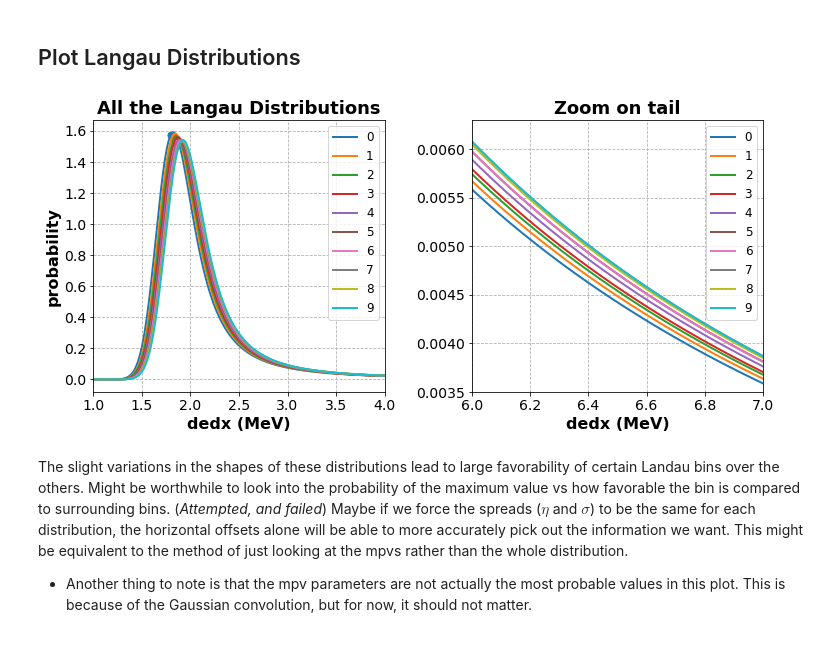
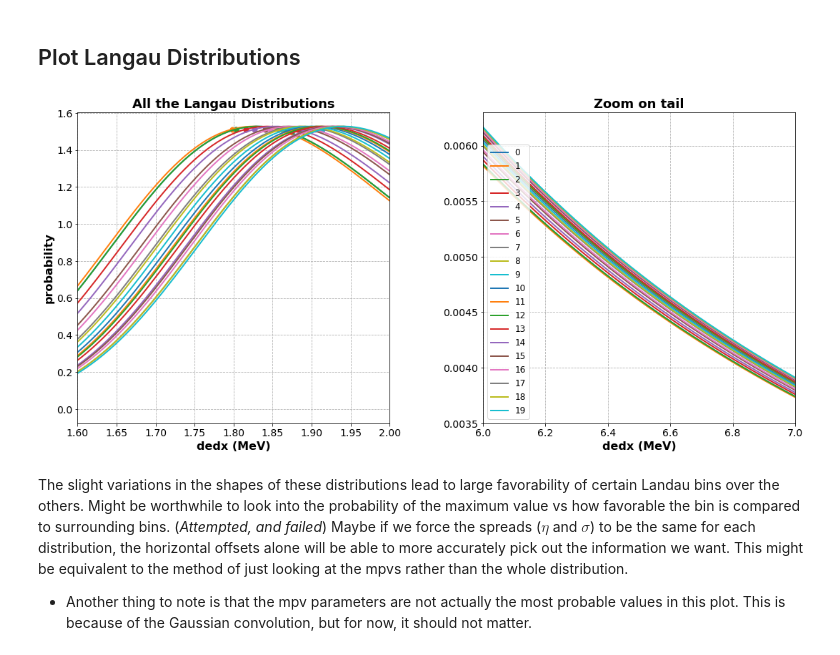
Before and after one commit to socrossley/Cosmic_Muon_CER, a Jupyter notebook: Test_Like.ipynb, the cells around one changed output. Saved outputs shown, nothing was run; the diff lists cells and outputs as text; code cells hidden in the pictures.

Commit message:
narrow low pitch fixed sig run ready

```diff
--- a/Test_Like.ipynb
+++ b/Test_Like.ipynb
@@ -166,7 +166,7 @@ plt.rcParams['axes.grid']=True
 [figure]
 [figure]
 # %%
-key = 'narrow_sc'
+key = 'narrow'
 likedf = pd.read_csv(cer.reconstructions[key])
 fitdf = pd.read_csv(cer.fits[key])
 # %%
@@ -191,35 +191,35 @@ My reasoning for thinking that this correlation is causative is as follows. When
 # %%
 from scipy.optimize import minimize
 
-fig, axs = plt.subplots(1,2,figsize=(12,5))
+fig, axs = plt.subplots(1,2,figsize=(18,8))
 ax0, ax1 = axs
 for i, l_ in fitdf.iterrows():
     x_ = np.linspace(0,7,1000)
     y_ = np.array([ langau_pdf(x, l_[0], l_[1], l_[2]) for x in x_ ])
 
     # Plot full Landaus
     ax0.plot(x_,y_, ls='-', label=i)
-    ax0.legend()
-    ax0.set_xlim(1,4)
+    # ax0.legend()
+    ax0.set_xlim(1.6,2)
     ax0.scatter([l_.mpv],[langau_pdf(l_.mpv, l_.mpv, l_.eta, l_.sigma)],s=50)
 
     # Plot zoom on tail
     ax1.plot(x_,y_, ls='-', label=i)
     ax1.legend()
     ax1.set_xlim(6,7)
     ax1.set_ylim(0.0035,0.0063)
 
 
 plt.subplots_adjust(wspace=0.3)
 ax0.set_xlabel('dedx (MeV)')
 ax1.set_xlabel('dedx (MeV)')
 ax0.set_ylabel('probability')
 ax0.set_title('All the Langau Distributions')
 ax1.set_title('Zoom on tail')
 
 plt.show()
 # %% [output]
-[figure, old version]
+[figure, new version]
 # %% [markdown]
 The slight variations in the shapes of these distributions lead to large favorability of certain Landau bins over the others. Might be worthwhile to look into the probability of the maximum value vs how favorable the bin is compared to surrounding bins. (*Attempted, and failed*) Maybe if we force the spreads ($\eta$ and $\sigma$) to be the same for each distribution, the horizontal offsets alone will be able to more accurately pick out the information we want. This might be equivalent to the method of just looking at the mpvs rather than the whole distribution.
 - Another thing to note is that the mpv parameters are not actually the most probable values in this plot. This is because of the Gaussian convolution, but for now, it should not matter.
```
Also changed, not shown: parts of 4 cells of this notebook, 6 other files.
